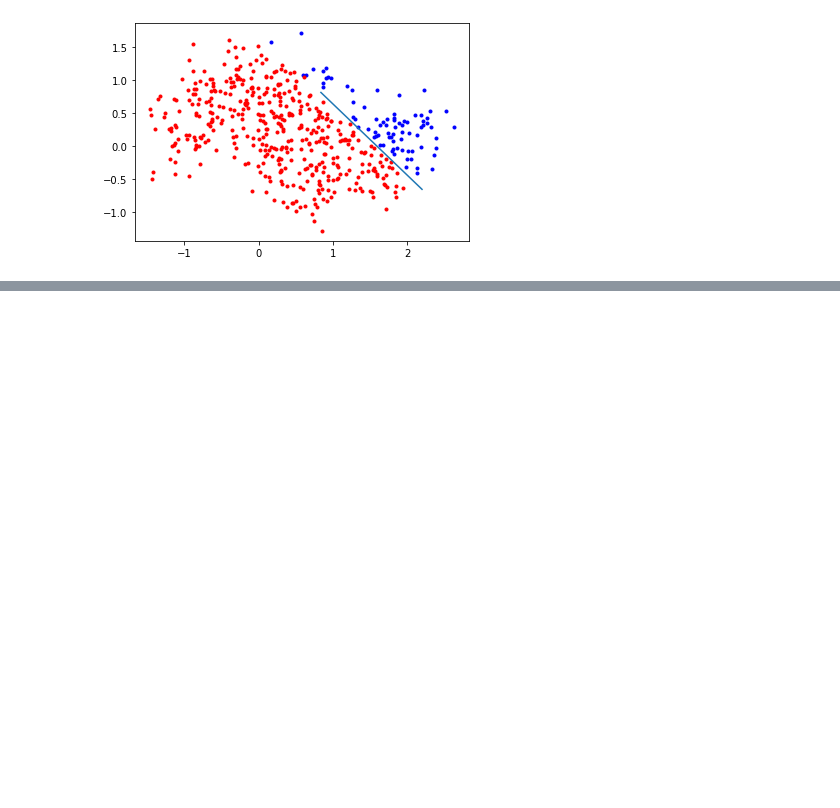
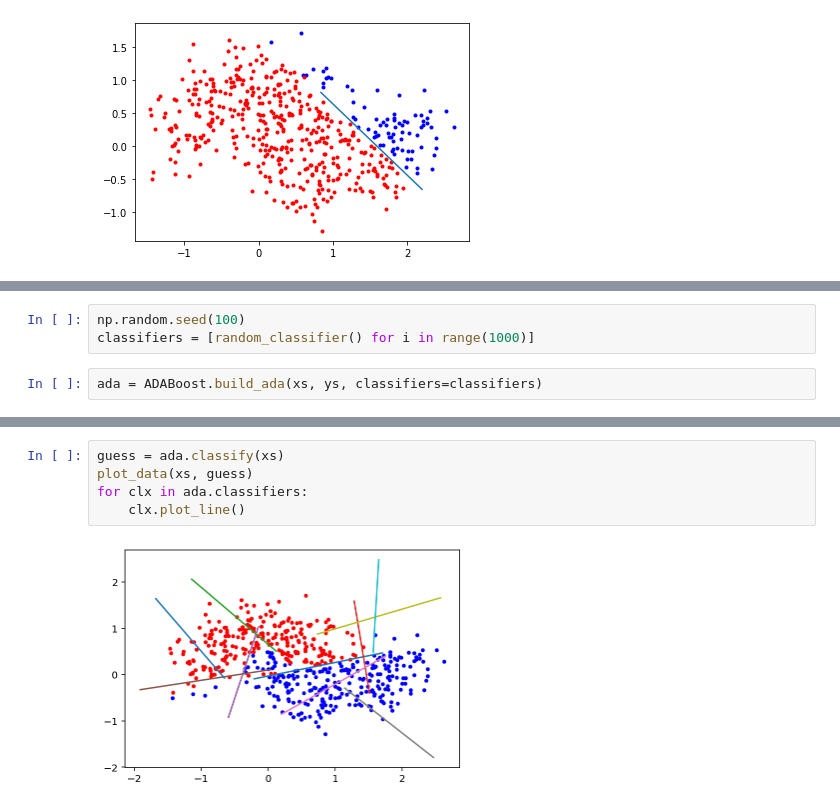
Before and after one commit to muic-pattern-rekt-2018/Exercise-10-Boosting, a Jupyter notebook: Exercise 10 Boosting.ipynb, the cells around one changed output, grey strips where cells are left out. Drawn from its saved outputs; the diff is of its cells as text; blank space fills up the shorter version.

```diff
--- a/Exercise 10 Boosting.ipynb
+++ b/Exercise 10 Boosting.ipynb
@@ -125,0 +148,5 @@ class ADABoost:
+# %%
+np.random.seed(100)
+classifiers = [random_classifier() for i in range(1000)]
+# %%
+ada = ADABoost.build_ada(xs, ys, classifiers=classifiers)
@@ -125,0 +157,7 @@ class ADABoost:
+# %%
+guess = ada.classify(xs)
+plot_data(xs, guess)
+for clx in ada.classifiers:
+    clx.plot_line()
+# %% [output]
+[figure, added]
```
Also changed, not shown: parts of 5 cells of this notebook.
